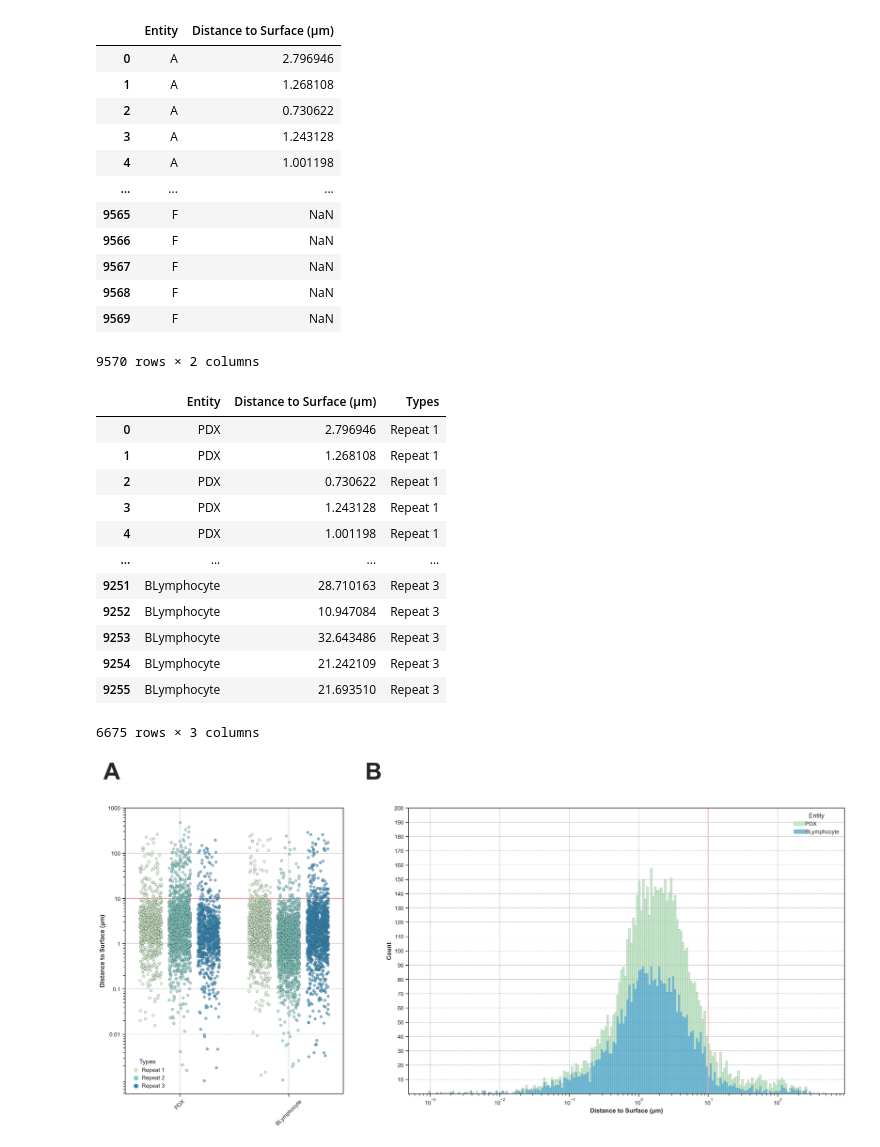
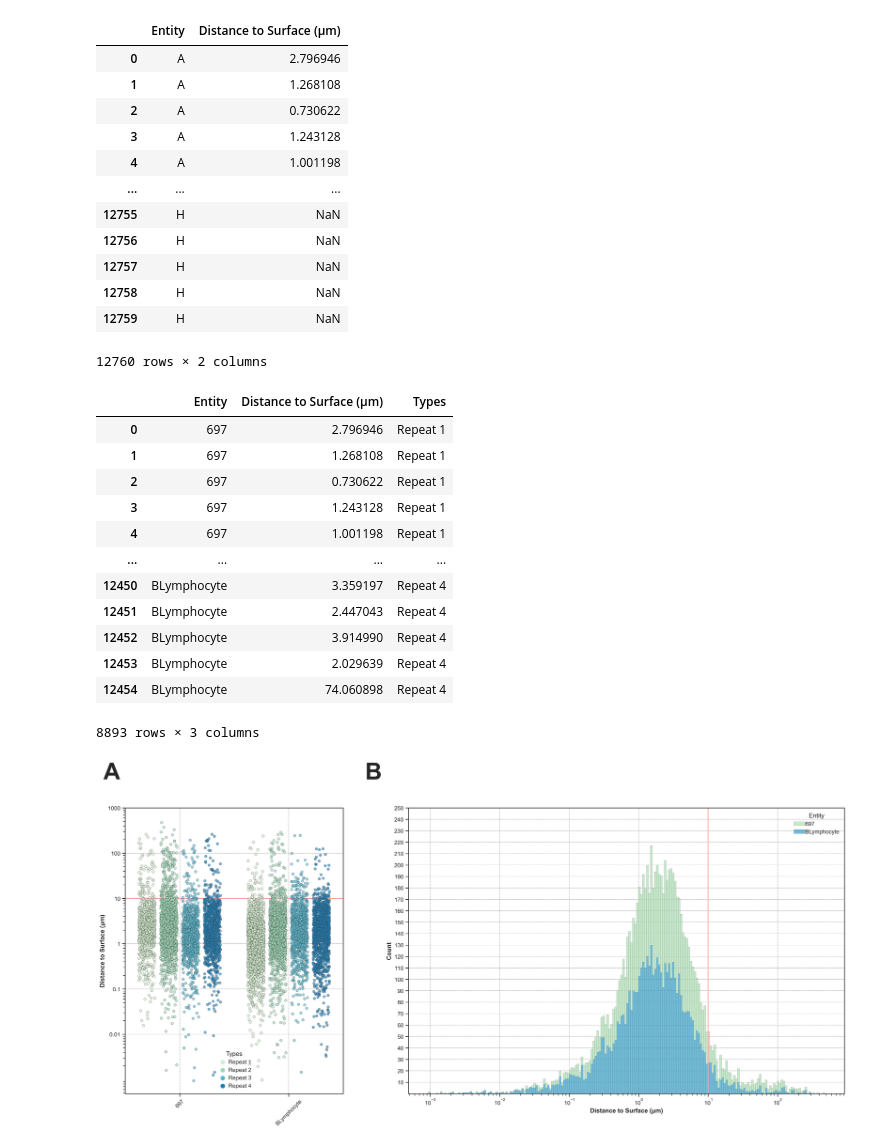
Before and after one commit to BIOGOAT/organoid_leukemia_analysis, a Jupyter notebook: notebooks/Leukemia_vs_BLymphocyte.ipynb, the cells around one changed output. Cells and saved outputs as stored; diff of their text form; code cells hidden in the pictures.

Commit message:
Important Update
...to be pushed for Leukemia_vs_BLymphocyte notebook.... 1 n number for both 697 and BCell was missing

```diff
--- a/notebooks/Leukemia_vs_BLymphocyte.ipynb
+++ b/notebooks/Leukemia_vs_BLymphocyte.ipynb
@@ -195,6 +195,6 @@ Warning: setting thread affinity failed
 [Open3D WARNING] Ignoring attribute 'normals' for TensorMap with primary key 'indices'
 # %%
-dict_keys = ['A', 'B', 'C', 'D', 'E', 'F']
+dict_keys = ['A', 'B', 'C', 'D', 'E', 'F', 'G', 'H']
 
 d = dict(zip(dict_keys, distances))
 # %%
@@ -209,44 +209,51 @@ display(df)
 | 3 | A | 1.243128 |
 | 4 | A | 1.001198 |
 | ... | ... | ... |
-| 9565 | F | NaN |
-| 9566 | F | NaN |
-| 9567 | F | NaN |
-| 9568 | F | NaN |
-| 9569 | F | NaN |
+| 12755 | H | NaN |
+| 12756 | H | NaN |
+| 12757 | H | NaN |
+| 12758 | H | NaN |
+| 12759 | H | NaN |
-9570 rows × 2 columns
+12760 rows × 2 columns
 # %%
 df.loc[df['Entity'] == 'A', 'Types'] = 'Repeat 1'
 df.loc[df['Entity'] == 'B', 'Types'] = 'Repeat 2'
 df.loc[df['Entity'] == 'C', 'Types'] = 'Repeat 3'
-df.loc[df['Entity'] == 'D', 'Types'] = 'Repeat 1'
-df.loc[df['Entity'] == 'E', 'Types'] = 'Repeat 2'
-df.loc[df['Entity'] == 'F', 'Types'] = 'Repeat 3'
+df.loc[df['Entity'] == 'D', 'Types'] = 'Repeat 4'
+df.loc[df['Entity'] == 'E', 'Types'] = 'Repeat 1'
+df.loc[df['Entity'] == 'F', 'Types'] = 'Repeat 2'
+df.loc[df['Entity'] == 'G', 'Types'] = 'Repeat 3'
+df.loc[df['Entity'] == 'H', 'Types'] = 'Repeat 4'
 
-df['Entity'] = df['Entity'].replace({'A':'PDX',
-              'B':'PDX',
-              'C':'PDX',
-              'D':'BLymphocyte',
+df['Entity'] = df['Entity'].replace({
+              'A':'697',
+              'B':'697',
+              'C':'697',
+              'D':'697',
               'E':'BLymphocyte',
-              'F':'BLymphocyte'})
+              'F':'BLymphocyte',
+              'G':'BLymphocyte',
+              'H':'BLymphocyte'})
 
 df[np.isfinite(df["Distance to Surface (\u03BCm)"])]
 df_final = df[df["Distance to Surface (\u03BCm)"] > 0.0001]
 display(df_final)
+df_filtered = df_final[df_final['Distance to Surface (μm)'] > 10]
+df_filtered.to_excel("df_filtered.xlsx", sheet_name='filtered')
 # %% [output]
 |  | Entity | Distance to Surface (μm) | Types |
-| 0 | PDX | 2.796946 | Repeat 1 |
-| 1 | PDX | 1.268108 | Repeat 1 |
-| 2 | PDX | 0.730622 | Repeat 1 |
-| 3 | PDX | 1.243128 | Repeat 1 |
-| 4 | PDX | 1.001198 | Repeat 1 |
+| 0 | 697 | 2.796946 | Repeat 1 |
+| 1 | 697 | 1.268108 | Repeat 1 |
+| 2 | 697 | 0.730622 | Repeat 1 |
+| 3 | 697 | 1.243128 | Repeat 1 |
+| 4 | 697 | 1.001198 | Repeat 1 |
 | ... | ... | ... | ... |
-| 9251 | BLymphocyte | 28.710163 | Repeat 3 |
-| 9252 | BLymphocyte | 10.947084 | Repeat 3 |
-| 9253 | BLymphocyte | 32.643486 | Repeat 3 |
-| 9254 | BLymphocyte | 21.242109 | Repeat 3 |
-| 9255 | BLymphocyte | 21.693510 | Repeat 3 |
+| 12450 | BLymphocyte | 3.359197 | Repeat 4 |
+| 12451 | BLymphocyte | 2.447043 | Repeat 4 |
+| 12452 | BLymphocyte | 3.914990 | Repeat 4 |
+| 12453 | BLymphocyte | 2.029639 | Repeat 4 |
+| 12454 | BLymphocyte | 74.060898 | Repeat 4 |
-6675 rows × 3 columns
+8893 rows × 3 columns
 # %%
 #leukemia data
 df.rename(columns={'A': 'Leukemia Replicate 1',
@@ -300,36 +309,35 @@ g = sns.histplot(
 )
 
 sns.move_legend(
     g, loc="best", ncol=1, frameon=False, columnspacing=5, handletextpad=0)
 
 axes[0].grid(color='black', alpha=0.5, linestyle='dashed', linewidth=0.5)
 axes[0].set_xlabel('Entity', fontweight ='bold')
 axes[0].set_ylabel('Distance to Surface (\u03BCm)', fontweight ='bold')
 ticks = [10, 20, 30, 40, 50, 60, 70, 80, 90, 100]
 g.set_yticks(ticks)
 g.set_yticklabels(ticks)
 
 axes[1].grid(color='black', alpha=0.5, linestyle='dashed', linewidth=0.5)
 axes[1].set_xlabel('Distance to Surface (\u03BCm)', fontweight ='bold')
 axes[1].set_ylabel('Count', fontweight ='bold')
-ticks = [10, 20, 30, 40, 50, 60, 70, 80, 90, 100, 110, 120, 130, 140, 150, 160, 170, 180, 190, 200]
+ticks = [10, 20, 30, 40, 50, 60, 70, 80, 90, 100, 110, 120, 130, 140, 150, 160, 170, 180, 190, 200, 210, 220, 230, 240, 250]
 g.set_yticks(ticks)
 g.set_yticklabels(ticks)
 
 g.axvline(x=10, color='r')
-
 
 texts = ['A', 'B']
 ax = fig.get_axes()
 for a,l in zip(ax, texts):
     a.annotate(l, xy=(-0.1, 1.1), xycoords="axes fraction", fontsize=45, weight = 'bold')
 
 plt.savefig(plot_savepath('Seaborn_697_v BCell.pdf'), bbox_inches='tight')
 plt.savefig(plot_savepath('Seaborn_697_v BCell.png'), dpi=300, bbox_inches='tight')
 
 plt.show()
 # %% [output]
-[figure, old version]
+[figure, new version]
 # %%
 #vis = o3d.visualization.Visualizer()
 #vis.create_window(visible=False) #works for me with False, on some systems needs to be true
```
Also changed, not shown: parts of 2 cells of this notebook, 9 other files.
